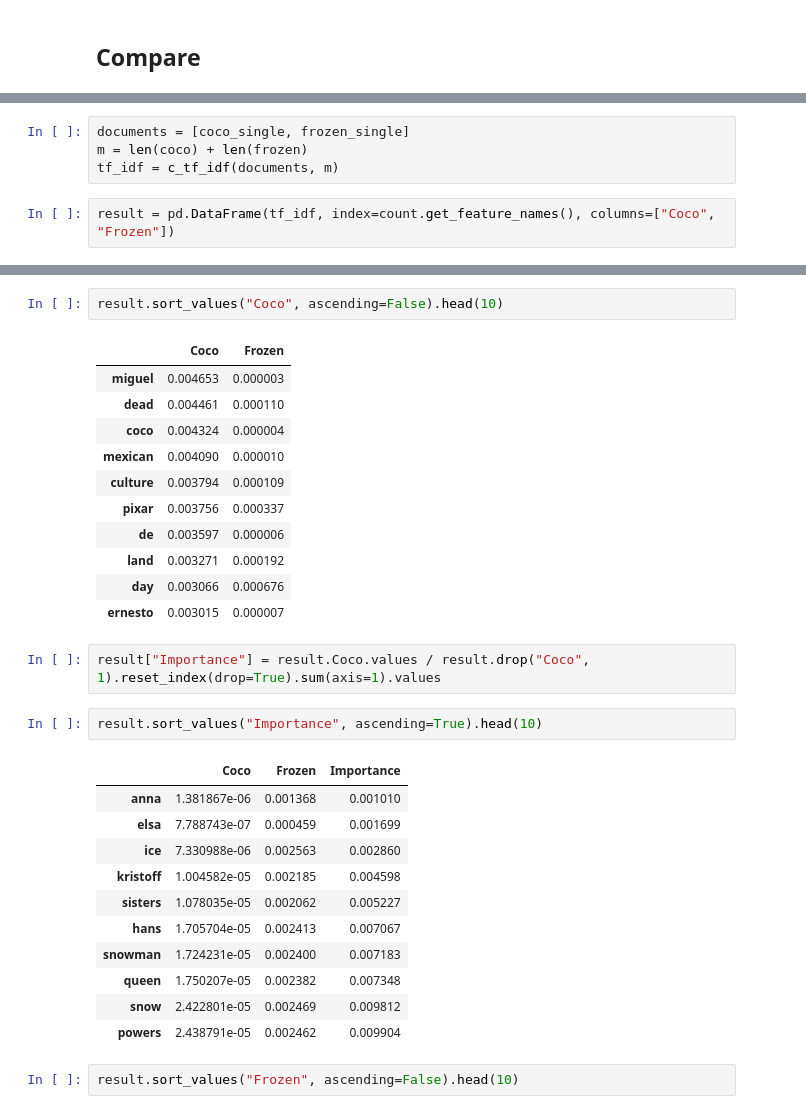
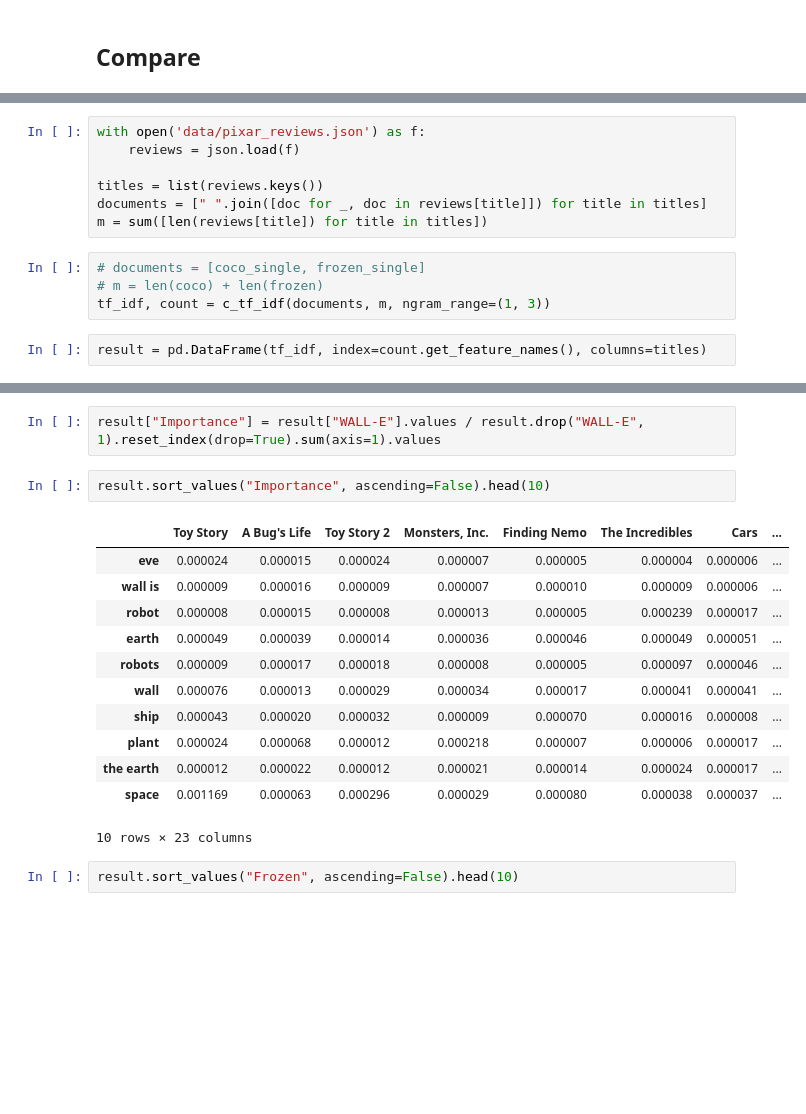
Before and after one commit to MaartenGr/Reviewer, a Jupyter notebook: TF-IDF.ipynb, the cells around one changed output, grey strips where cells are left out. Cells and saved outputs as stored; diff of their text form; blank space fills up the shorter version.

```diff
--- a/TF-IDF.ipynb
+++ b/TF-IDF.ipynb
@@ -89,6 +89,13 @@ def c_tf_idf(documents, m):
+# %%
+with open('data/pixar_reviews.json') as f:
+    reviews = json.load(f)
+
+titles = list(reviews.keys())
+documents = [" ".join([doc for _, doc in reviews[title]]) for title in titles]
+m = sum([len(reviews[title]) for title in titles])
 # %%
-documents = [coco_single, frozen_single]
-m = len(coco) + len(frozen)
-tf_idf = c_tf_idf(documents, m)
+# documents = [coco_single, frozen_single]
+# m = len(coco) + len(frozen)
+tf_idf, count = c_tf_idf(documents, m, ngram_range=(1, 3))
 # %%
-result = pd.DataFrame(tf_idf, index=count.get_feature_names(), columns=["Coco", "Frozen"])
+result = pd.DataFrame(tf_idf, index=count.get_feature_names(), columns=titles)
@@ -95,33 +117,20 @@ result = pd.DataFrame(tf_idf, index=count.get_feature_names(), columns=["Coco",
+# %%
+result["Importance"] = result["WALL-E"].values / result.drop("WALL-E", 1).reset_index(drop=True).sum(axis=1).values
 # %%
-result.sort_values("Coco", ascending=False).head(10)
+result.sort_values("Importance", ascending=False).head(10)
 # %% [output]
-|  | Coco | Frozen |
-| miguel | 0.004653 | 0.000003 |
-| dead | 0.004461 | 0.000110 |
-| coco | 0.004324 | 0.000004 |
-| mexican | 0.004090 | 0.000010 |
-| culture | 0.003794 | 0.000109 |
-| pixar | 0.003756 | 0.000337 |
-| de | 0.003597 | 0.000006 |
-| land | 0.003271 | 0.000192 |
-| day | 0.003066 | 0.000676 |
-| ernesto | 0.003015 | 0.000007 |
+|  | Toy Story | A Bug's Life | Toy Story 2 | Monsters, Inc. | Finding Nemo | The Incredibles | Cars | ... |
+| eve | 0.000024 | 0.000015 | 0.000024 | 0.000007 | 0.000005 | 0.000004 | 0.000006 | ... |
+| wall is | 0.000009 | 0.000016 | 0.000009 | 0.000007 | 0.000010 | 0.000009 | 0.000006 | ... |
+| robot | 0.000008 | 0.000015 | 0.000008 | 0.000013 | 0.000005 | 0.000239 | 0.000017 | ... |
+| earth | 0.000049 | 0.000039 | 0.000014 | 0.000036 | 0.000046 | 0.000049 | 0.000051 | ... |
+| robots | 0.000009 | 0.000017 | 0.000018 | 0.000008 | 0.000005 | 0.000097 | 0.000046 | ... |
+| wall | 0.000076 | 0.000013 | 0.000029 | 0.000034 | 0.000017 | 0.000041 | 0.000041 | ... |
+| ship | 0.000043 | 0.000020 | 0.000032 | 0.000009 | 0.000070 | 0.000016 | 0.000008 | ... |
+| plant | 0.000024 | 0.000068 | 0.000012 | 0.000218 | 0.000007 | 0.000006 | 0.000017 | ... |
+| the earth | 0.000012 | 0.000022 | 0.000012 | 0.000021 | 0.000014 | 0.000024 | 0.000017 | ... |
+| space | 0.001169 | 0.000063 | 0.000296 | 0.000029 | 0.000080 | 0.000038 | 0.000037 | ... |
+10 rows × 23 columns
-# %%
-result["Importance"] = result.Coco.values / result.drop("Coco", 1).reset_index(drop=True).sum(axis=1).values
-# %%
-result.sort_values("Importance", ascending=True).head(10)
-# %% [output]
-|  | Coco | Frozen | Importance |
-| anna | 1.381867e-06 | 0.001368 | 0.001010 |
-| elsa | 7.788743e-07 | 0.000459 | 0.001699 |
-| ice | 7.330988e-06 | 0.002563 | 0.002860 |
-| kristoff | 1.004582e-05 | 0.002185 | 0.004598 |
-| sisters | 1.078035e-05 | 0.002062 | 0.005227 |
-| hans | 1.705704e-05 | 0.002413 | 0.007067 |
-| snowman | 1.724231e-05 | 0.002400 | 0.007183 |
-| queen | 1.750207e-05 | 0.002382 | 0.007348 |
-| snow | 2.422801e-05 | 0.002469 | 0.009812 |
-| powers | 2.438791e-05 | 0.002462 | 0.009904 |
 # %%
 result.sort_values("Frozen", ascending=False).head(10)
 # %% [output]
```
Also changed, not shown: parts of 2 cells of this notebook, 4 other files.
